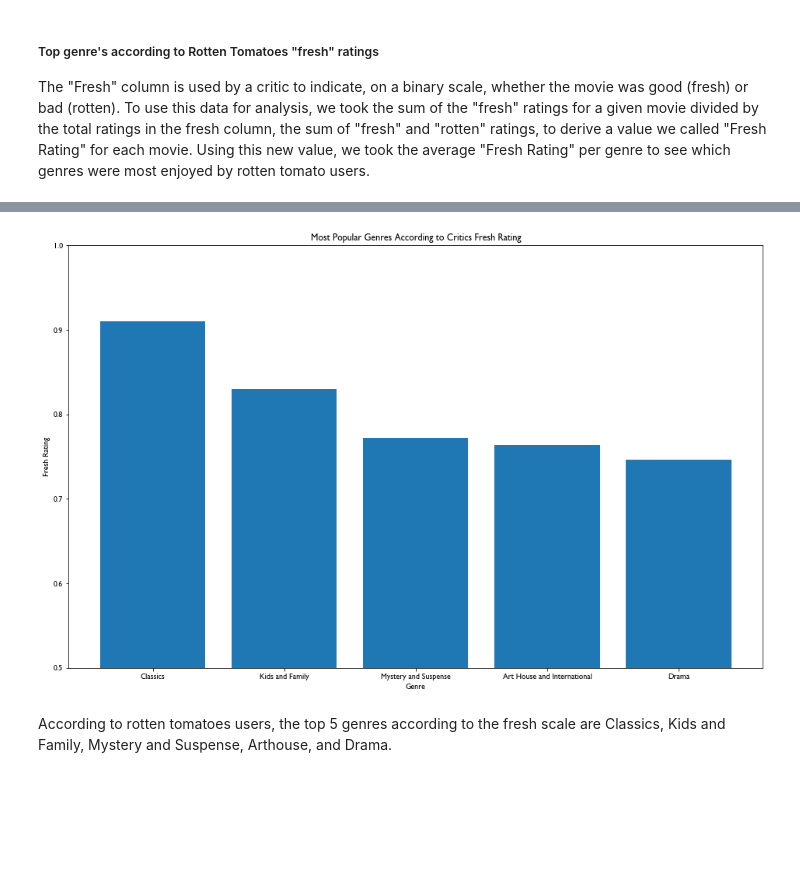
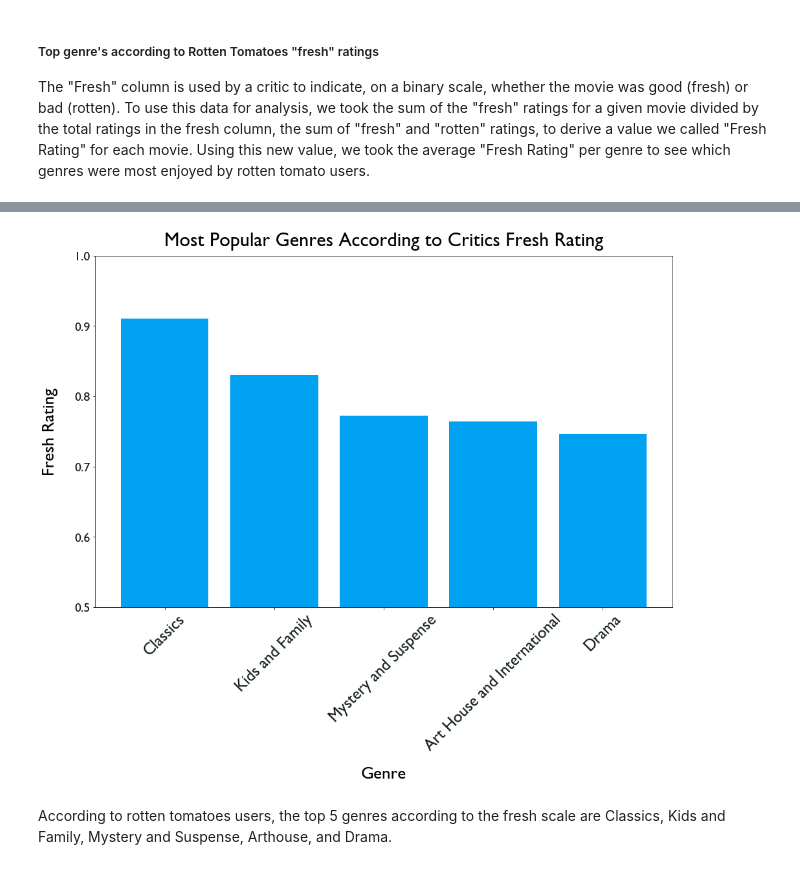
Before and after one commit to dermothethird/Microsoft-Movie-Studios-Project, a Jupyter notebook: final_project.ipynb, the cells around one changed output, grey strips where cells are left out. Cells and saved outputs as stored; diff of their text form; code cells hidden in the pictures; blank space fills up the shorter version.

Commit message:
edited visuals, added pictures

```diff
--- a/final_project.ipynb
+++ b/final_project.ipynb
@@ -141,41 +141,29 @@ genre_rating_df['Main Genre'] = genre_rating_df['Genre'].str.split("|").str[0]
 # Group dataframe by Genre and find the average fresh ratio for each genre
 genre_rating_df = genre_rating_df.groupby(by='Main Genre').mean().sort_values(by='Fresh Ratio', ascending=False).reset_index()
 # %%
-# Create variables for chart
-imdb_genre_x = imdb_pop_genre_df['main_genre']
-imdb_rating_y = round(imdb_pop_genre_df['averagerating'],2)
-y_ticks = [5.5, 5.75, 6, 6.25, 6.5, 6.75, 7, 7.25, 7.5]
-c = ['#7CBB00', '#7CBB00', '#7CBB00', '#00A1F1', '#00A1F1', '#00A1F1', '#00A1F1', '#00A1F1', '#00A1F1', '#00A1F1', '#00A1F1', '#00A1F1', '#00A1F1', '#00A1F1', '#00A1F1', '#00A1F1']
+# Create Variables for chart
+genre_x = genre_rating_df['Main Genre'].head()
+rating_y = genre_rating_df['Fresh Ratio'].head()
+y_ticks = [0.5, 0.6, 0.7, 0.8, 0.9, 1.0]
+c = ['#00A1F1', '#00A1F1', '#00A1F1', '#00A1F1', '#00A1F1']
 
 # Change font family
 plt.rcParams.update({'font.family':'Gill Sans'})
 
-# Create bar chart
-fig, ax = plt.subplots(figsize = (20,10))
+# Create a bar chart
+fig, ax = plt.subplots(figsize = (16,10))
 
-bars = ax.bar(imdb_genre_x, imdb_rating_y, color=c)
-ax.set_xlabel('Movie Genres', fontsize=27, labelpad=20)
-ax.set_ylabel('Average Rating per Genre (out of 10)', fontsize=27, labelpad=25)
-ax.set_title('Average Ratings Across Genres', fontsize=30, pad=15)
-ax.set_ylim(5.5, 7.5, .5)
+ax.set_ylim(.5, 1)
+ax.bar(genre_x, rating_y, color=c)
+ax.set_xlabel('Genre', fontsize=27, labelpad=20)
+ax.set_ylabel('Fresh Rating', fontsize=27, labelpad=25)
+ax.set_title('Most Popular Genres According to Critics Fresh Rating', fontsize=30, pad=15)
 ax.set_yticks(y_ticks)
 ax.set_yticklabels(y_ticks, fontsize=20, color='#152022')
-ax.set_xticks(imdb_genre_x)
-ax.set_xticklabels(imdb_genre_x, fontsize=20, rotation=45, color='#152022');
+ax.set_xticks(genre_x)
+ax.set_xticklabels(genre_x, fontsize=25, rotation=45, color='#152022');
+# %% [output]
+[figure, added]
-# %%
-# Create a bar chart
-genre_x = genre_rating_df['Main Genre'].head()
-rating_y = genre_rating_df['Fresh Ratio'].head()
-
-fig, ax = plt.subplots(figsize = (16,10))
-
-ax.set_ylim(.5, 1)
-ax.bar(genre_x, rating_y)
-ax.set_xlabel('Genre')
-ax.set_ylabel('Fresh Rating')
-ax.set_title('Most Popular Genres According to Critics Fresh Rating');
-# %% [output]
-[figure, removed]
 # %% [markdown]
 According to rotten tomatoes users, the top 5 genres according to the fresh scale are Classics, Kids and Family, Mystery and Suspense, Arthouse, and Drama.
 # %% [markdown]
```
Also changed, not shown: parts of 2 cells of this notebook, 2 other files.
